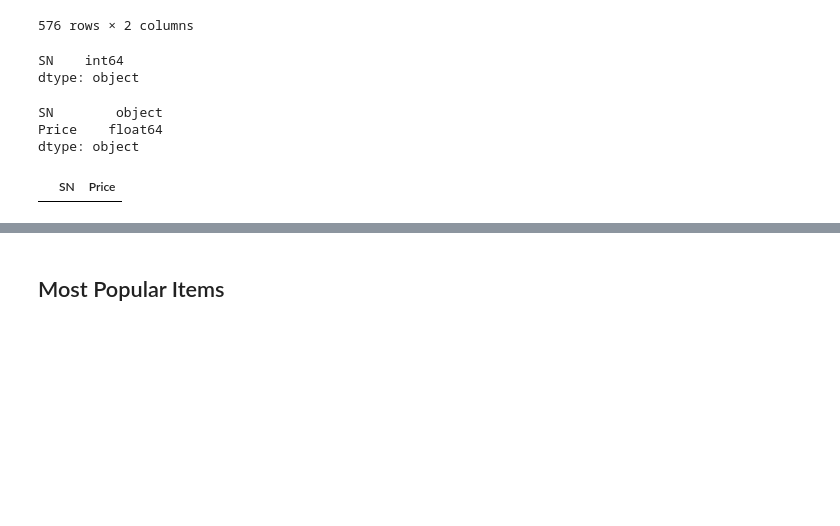
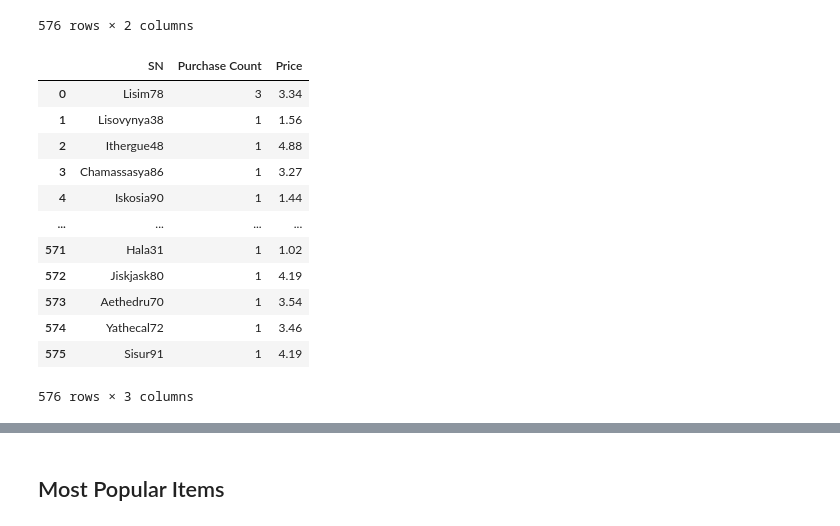
Before and after one commit to yuyhong23/pandas-challenge, a Jupyter notebook: HeroesOfPymoli/HeroesOfPymoli_starter-Copy1.ipynb, the cells around one changed output, grey strips where cells are left out. Cells and saved outputs as stored; diff of their text form; code cells hidden in the pictures; blank space fills up the shorter version.

```diff
--- a/HeroesOfPymoli/HeroesOfPymoli_starter-Copy1.ipynb
+++ b/HeroesOfPymoli/HeroesOfPymoli_starter-Copy1.ipynb
@@ -799,0 +767,9 @@ player_purchase_count_df.rename(columns={"":"SN",
+# %%
+unique_player_spenders = purchase_data.drop_duplicates(subset="SN")
+#unique_player_spenders
+# %%
+unique_player_spenders_list = unique_player_spenders["SN"]
+#unique_player_spenders_list
+# %%
+unique_player_spenders_list_df = pd.DataFrame(unique_player_spenders_list)
+unique_player_spenders_list_df
@@ -799,0 +790,3 @@ player_purchase_count_df.rename(columns={"":"SN",
+# %%
+unique_player_purchase_count = pd.merge(unique_player_spenders_list_df, user_count, on="SN")
+unique_player_purchase_count
@@ -854,8 +861,3 @@ player_pay_avg
 576 rows × 2 columns
 # %%
 #player_pay_avg.sort_values("Price", ascending=False)
-# %%
-player_purchase_count_df.dtypes
-# %% [output]
-SN    int64
-dtype: object
@@ -864,11 +864,17 @@ player_purchase_count_df = player_purchase_count_df.astype(object)
-# %%
-player_pay_avg.dtypes
-# %% [output]
-SN        object
-Price    float64
-dtype: object
 # %%
-top_spender_merge = pd.merge(player_purchase_count_df,player_pay_avg, on="SN")
-top_spender_merge
+top_spender_merge_player_avg_purchase = pd.merge(unique_player_purchase_count,player_pay_avg, on="SN")
+top_spender_merge_player_avg_purchase
 # %% [output]
-|  | SN | Price |
+|  | SN | Purchase Count | Price |
+| 0 | Lisim78 | 3 | 3.34 |
+| 1 | Lisovynya38 | 1 | 1.56 |
+| 2 | Ithergue48 | 1 | 4.88 |
+| 3 | Chamassasya86 | 1 | 3.27 |
+| 4 | Iskosia90 | 1 | 1.44 |
+| ... | ... | ... | ... |
+| 571 | Hala31 | 1 | 1.02 |
+| 572 | Jiskjask80 | 1 | 4.19 |
+| 573 | Aethedru70 | 1 | 3.54 |
+| 574 | Yathecal72 | 1 | 3.46 |
+| 575 | Sisur91 | 1 | 4.19 |
+576 rows × 3 columns
```
Also changed, not shown: parts of 17 cells of this notebook.
